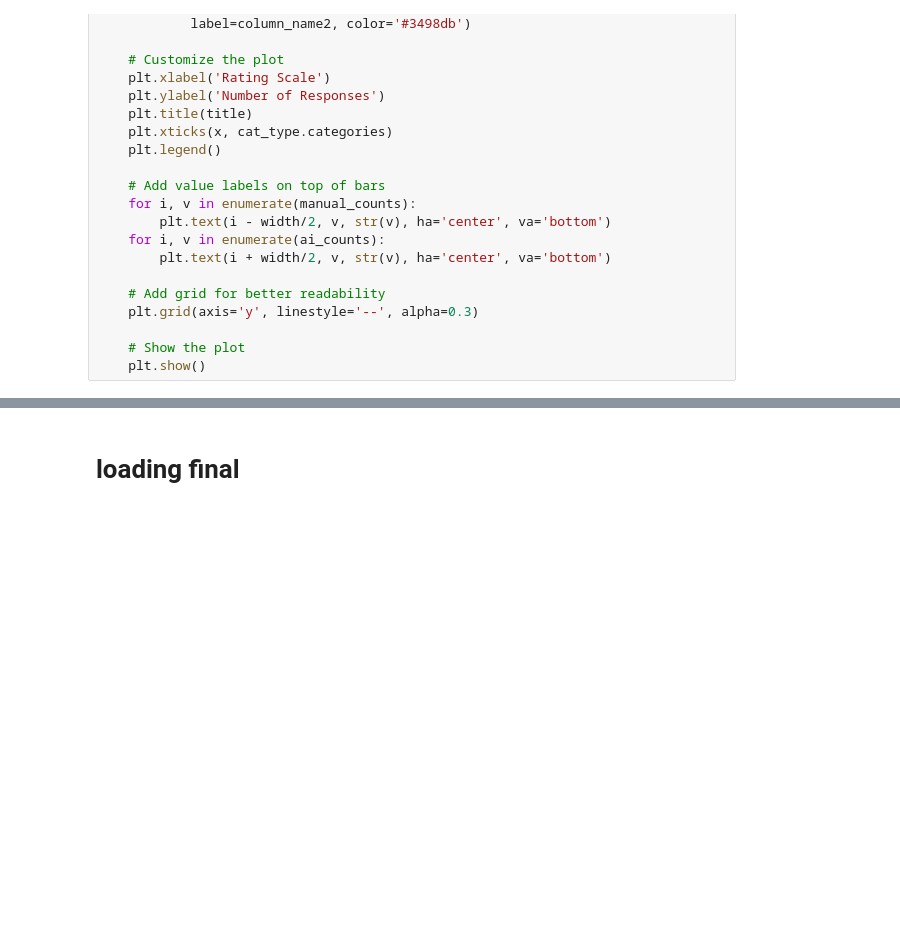
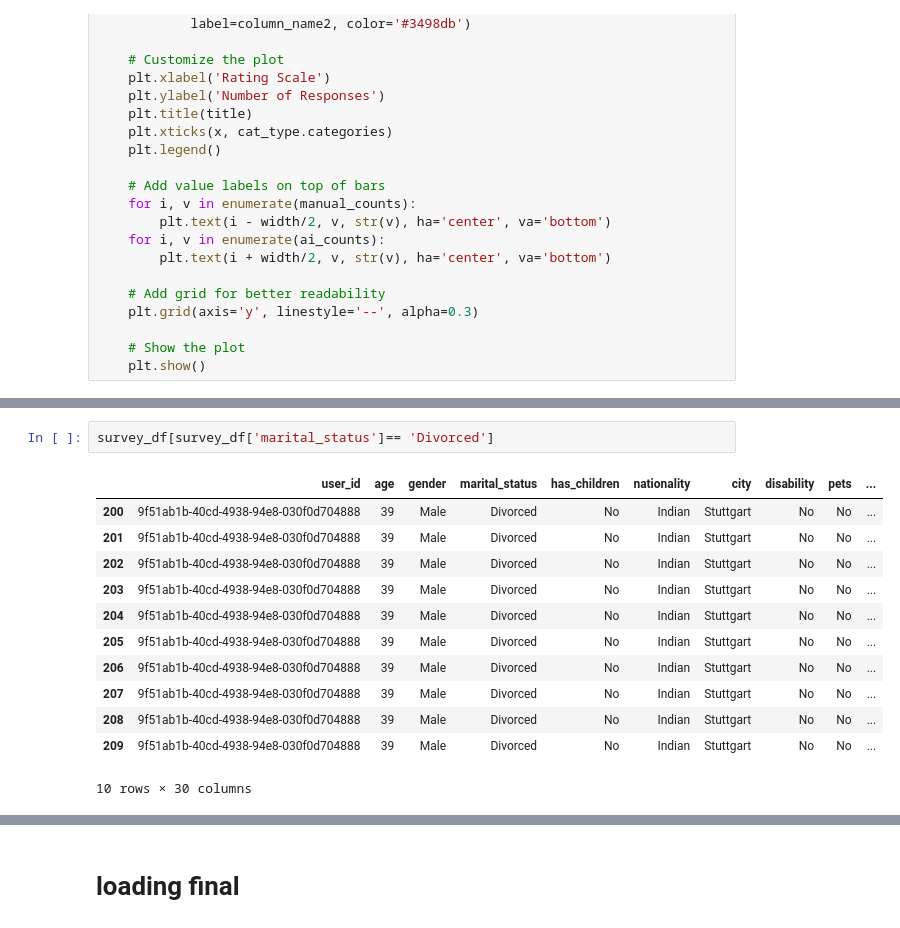
Before and after one commit to bksaini078/PoI_survey, a Jupyter notebook: data_analysis/data_analysis.ipynb, the cells around one changed output, grey strips where cells are left out. Drawn from its saved outputs; the diff is of its cells as text; blank space fills up the shorter version.

```diff
--- a/data_analysis/data_analysis.ipynb
+++ b/data_analysis/data_analysis.ipynb
@@ -172,3 +193,18 @@ survey_df
+# %%
+survey_df[survey_df['marital_status']== 'Divorced']
+# %% [output]
+|  | user_id | age | gender | marital_status | has_children | nationality | city | disability | pets | ... |
+| 200 | 9f51ab1b-40cd-4938-94e8-030f0d704888 | 39 | Male | Divorced | No | Indian | Stuttgart | No | No | ... |
+| 201 | 9f51ab1b-40cd-4938-94e8-030f0d704888 | 39 | Male | Divorced | No | Indian | Stuttgart | No | No | ... |
+| 202 | 9f51ab1b-40cd-4938-94e8-030f0d704888 | 39 | Male | Divorced | No | Indian | Stuttgart | No | No | ... |
+| 203 | 9f51ab1b-40cd-4938-94e8-030f0d704888 | 39 | Male | Divorced | No | Indian | Stuttgart | No | No | ... |
+| 204 | 9f51ab1b-40cd-4938-94e8-030f0d704888 | 39 | Male | Divorced | No | Indian | Stuttgart | No | No | ... |
+| 205 | 9f51ab1b-40cd-4938-94e8-030f0d704888 | 39 | Male | Divorced | No | Indian | Stuttgart | No | No | ... |
+| 206 | 9f51ab1b-40cd-4938-94e8-030f0d704888 | 39 | Male | Divorced | No | Indian | Stuttgart | No | No | ... |
+| 207 | 9f51ab1b-40cd-4938-94e8-030f0d704888 | 39 | Male | Divorced | No | Indian | Stuttgart | No | No | ... |
+| 208 | 9f51ab1b-40cd-4938-94e8-030f0d704888 | 39 | Male | Divorced | No | Indian | Stuttgart | No | No | ... |
+| 209 | 9f51ab1b-40cd-4938-94e8-030f0d704888 | 39 | Male | Divorced | No | Indian | Stuttgart | No | No | ... |
+10 rows × 30 columns
 # %%
 import pandas as pd
 import matplotlib.pyplot as plt
```
Also changed, not shown: parts of 10 cells of this notebook, 3 other files.
